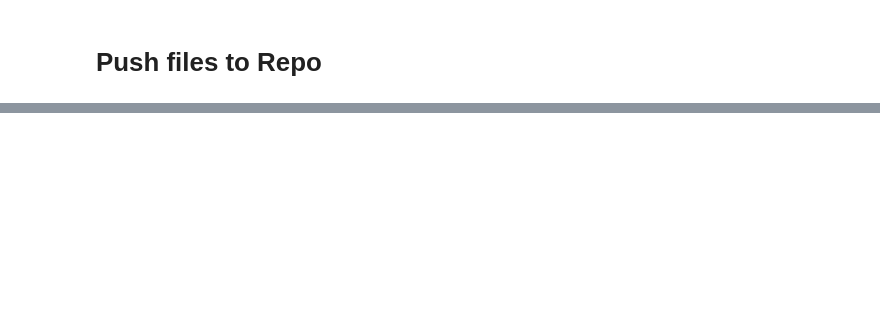
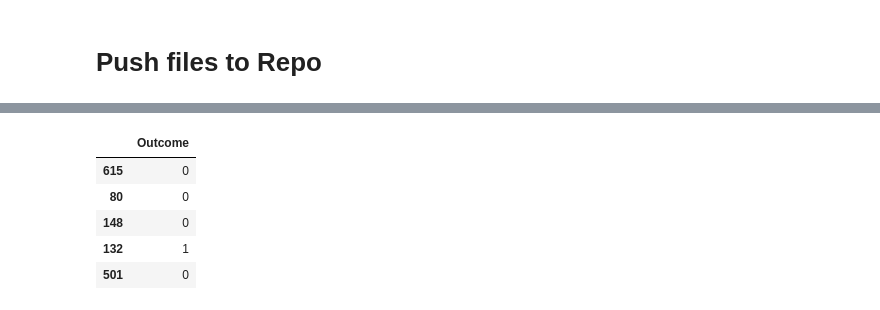
Before and after one commit to Code-Institute-Submissions/hardingrichard-pp5-diabetes-prediction_JanResub, a Jupyter notebook: jupyter_notebooks/04-ModelingEvaluation.ipynb, the cells around one changed output, grey strips where cells are left out. Drawn from its saved outputs; the diff is of its cells as text; code cells hidden in the pictures; blank space fills up the shorter version.

```diff
--- a/jupyter_notebooks/04-ModelingEvaluation.ipynb
+++ b/jupyter_notebooks/04-ModelingEvaluation.ipynb
@@ -385,0 +421,9 @@ except Exception as e:
+# %%
+pd.DataFrame(y_test).head()
+# %% [output]
+|  | Outcome |
+| 615 | 0 |
+| 80 | 0 |
+| 148 | 0 |
+| 132 | 1 |
+| 501 | 0 |
```
Also changed, not shown: parts of 15 cells of this notebook.
